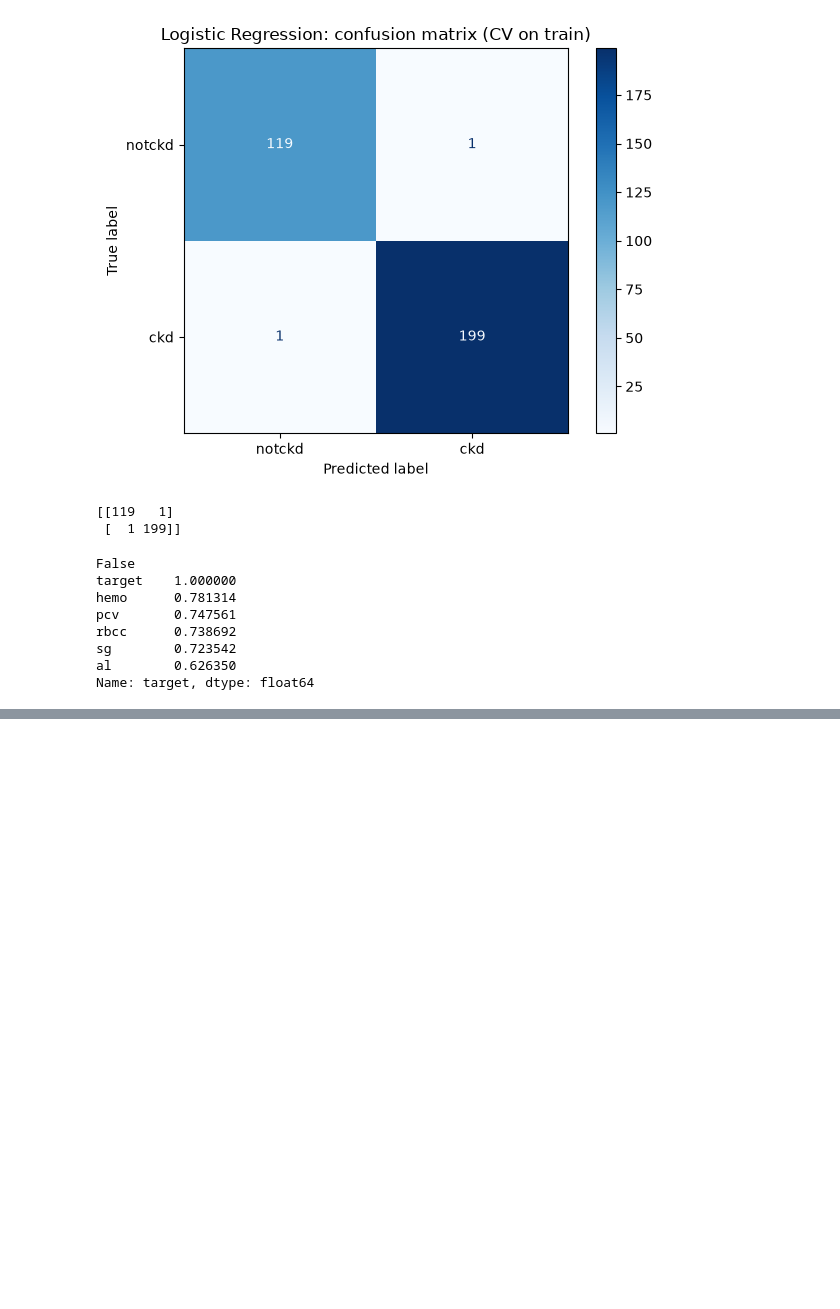
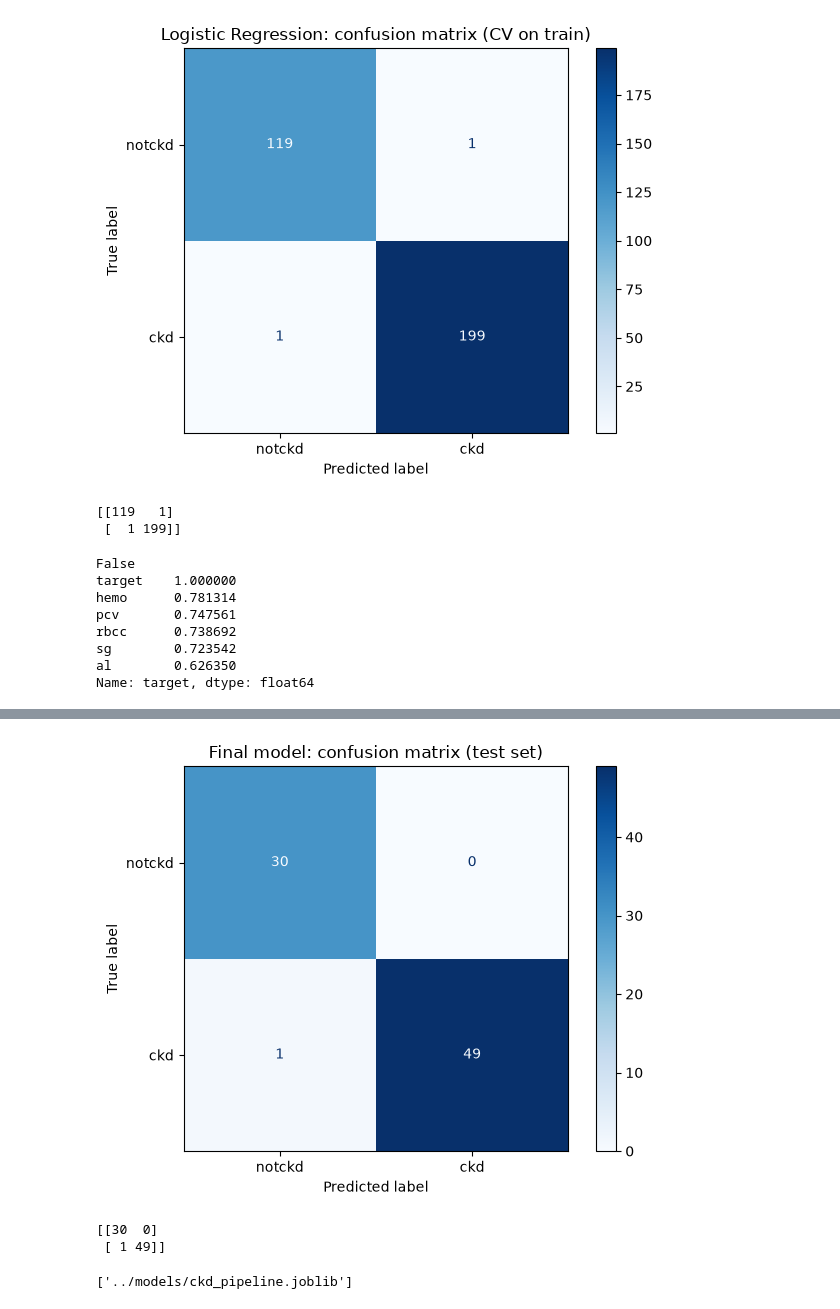
Before and after one commit to Bhumikabhalekar/ckd-copilot, a Jupyter notebook: notebooks/02_modeling.ipynb, the cells around one changed output, grey strips where cells are left out. Saved outputs shown, nothing was run; the diff lists cells and outputs as text; code cells hidden in the pictures; blank space fills up the shorter version.

Commit message:
Evaluate final logistic regression on test set and save pipeline

```diff
--- a/notebooks/02_modeling.ipynb
+++ b/notebooks/02_modeling.ipynb
@@ -131,0 +167,15 @@ Name: target, dtype: float64
+# %%
+from sklearn.metrics import classification_report, confusion_matrix, ConfusionMatrixDisplay
+import joblib                                  # trained model file madhe save karnyasaathi
+
+# final pipeline: preprocessor + Logistic Regression (RF nivadla tar ithe model badla)
+final_model = Pipeline([
+    ("prep", preprocessor),
+    ("model", LogisticRegression(max_iter=1000)),
+])
+
+final_model.fit(X_train, y_train)              # purna train data var shikto
+
+y_pred = final_model.predict(X_test)           # test set var pahilyandach ani shevtcha prediction
+
+print(classification_report(y_test, y_pred, target_names=["notckd", "ckd"]))
@@ -131,0 +191,17 @@ Name: target, dtype: float64
+# %%
+cm = confusion_matrix(y_test, y_pred)          # [[TN, FP], [FN, TP]]
+ConfusionMatrixDisplay(cm, display_labels=["notckd", "ckd"]).plot(cmap="Blues")
+plt.title("Final model: confusion matrix (test set)")
+plt.tight_layout()
+plt.savefig("../reports/figures/cm_final_test.png", dpi=150)
+plt.show()
+print(cm)
+# %% [output]
+[figure, added]
+[[30  0]
+ [ 1 49]]
+# %%
+# preprocessor + model donhi ekach file madhe, app madhe direct vaparta yeil
+joblib.dump(final_model, "../models/ckd_pipeline.joblib")
+# %% [output]
+['../models/ckd_pipeline.joblib']
```
Also changed, not shown: parts of 2 cells of this notebook, 2 other files.
